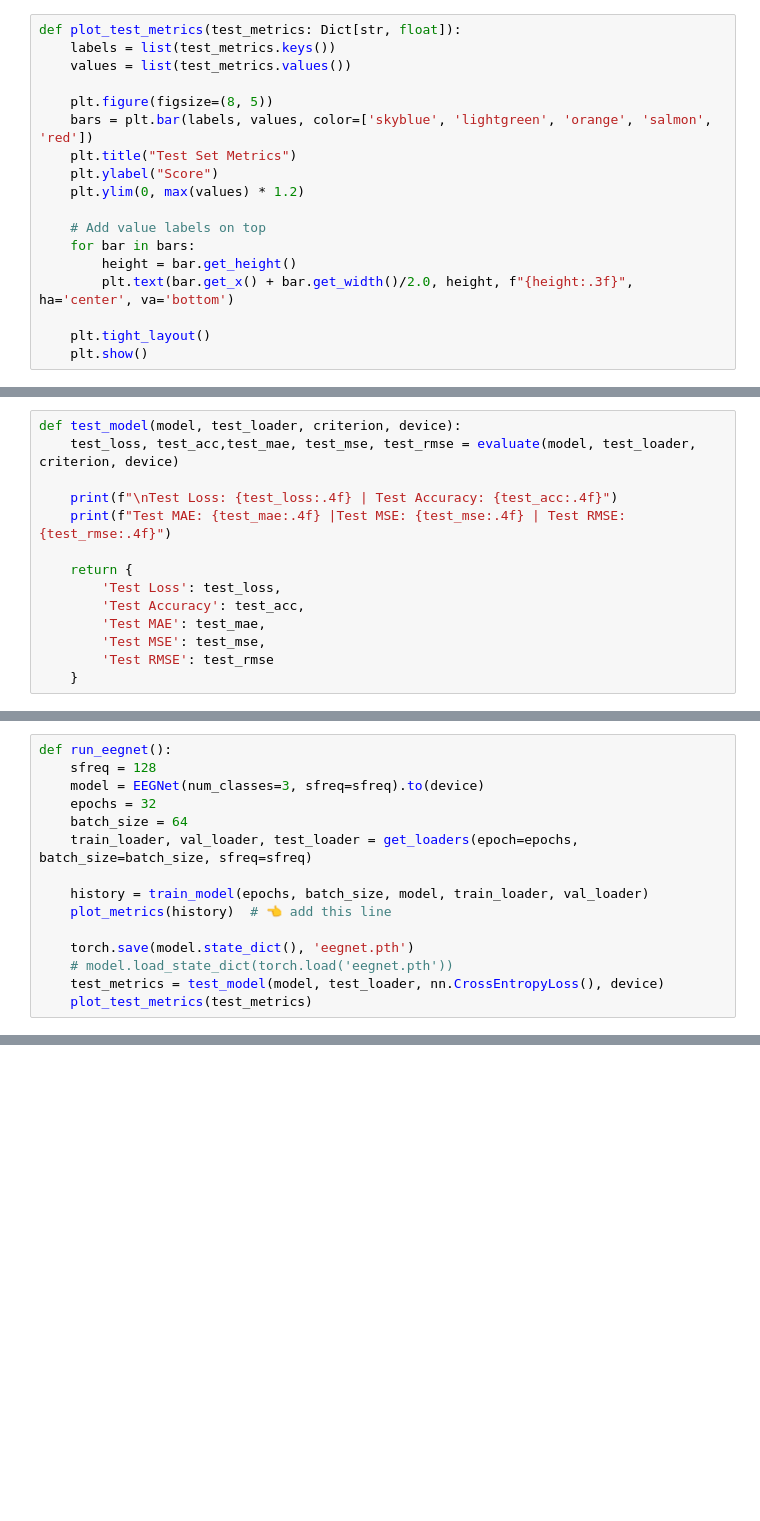
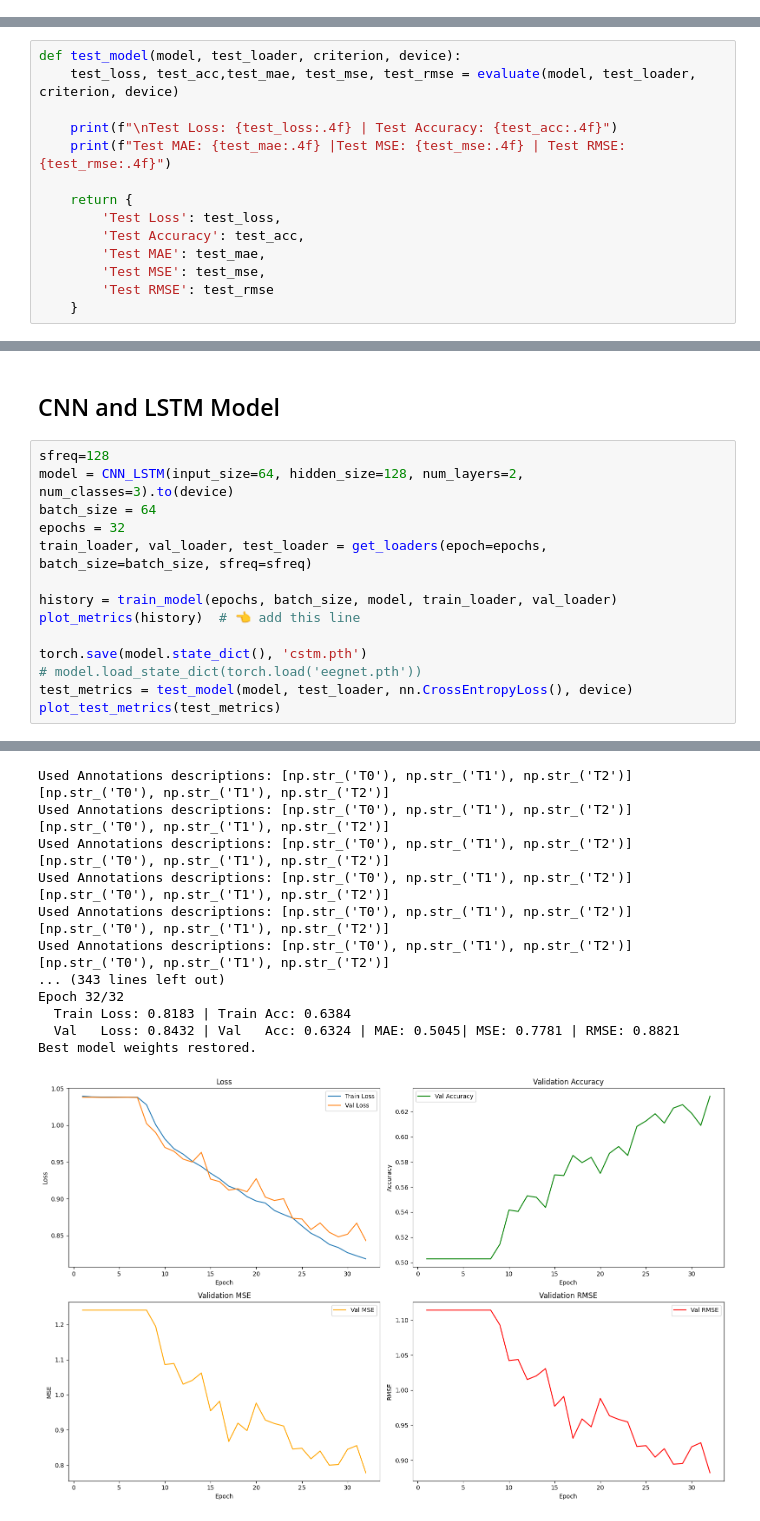
Before and after one commit to Cirilla16/eeg, a Jupyter notebook: main/main.ipynb, the cells around one changed output, grey strips where cells are left out. Cells and saved outputs as stored; diff of their text form; blank space fills up the shorter version.

```diff
--- a/main/main.ipynb
+++ b/main/main.ipynb
@@ -226,18 +343,0 @@ def plot_metrics(history):
-# %%
-def plot_test_metrics(test_metrics: Dict[str, float]):
-    labels = list(test_metrics.keys())
-    values = list(test_metrics.values())
-
-    plt.figure(figsize=(8, 5))
-    bars = plt.bar(labels, values, color=['skyblue', 'lightgreen', 'orange', 'salmon', 'red'])
-    plt.title("Test Set Metrics")
-    plt.ylabel("Score")
-    plt.ylim(0, max(values) * 1.2)
-
-    # Add value labels on top
-    for bar in bars:
-        height = bar.get_height()
-        plt.text(bar.get_x() + bar.get_width()/2.0, height, f"{height:.3f}", ha='center', va='bottom')
-
-    plt.tight_layout()
-    plt.show()
@@ -390,15 +580,17 @@ def get_loaders(epoch: int = 32, batch_size: int = 64, sfreq: int = 128) -> Tupl
+# %% [markdown]
+## CNN and LSTM Model
 # %%
-def run_eegnet():
-    sfreq = 128
-    model = EEGNet(num_classes=3, sfreq=sfreq).to(device)
-    epochs = 32
-    batch_size = 64
-    train_loader, val_loader, test_loader = get_loaders(epoch=epochs, batch_size=batch_size, sfreq=sfreq)
+sfreq=128
+model = CNN_LSTM(input_size=64, hidden_size=128, num_layers=2, num_classes=3).to(device)
+batch_size = 64
+epochs = 32
+train_loader, val_loader, test_loader = get_loaders(epoch=epochs, batch_size=batch_size, sfreq=sfreq)
 
-    history = train_model(epochs, batch_size, model, train_loader, val_loader)
-    plot_metrics(history)  # 👈 add this line
+history = train_model(epochs, batch_size, model, train_loader, val_loader)
+plot_metrics(history)  # 👈 add this line
 
-    torch.save(model.state_dict(), 'eegnet.pth')
-    # model.load_state_dict(torch.load('eegnet.pth'))
-    test_metrics = test_model(model, test_loader, nn.CrossEntropyLoss(), device)
-    plot_test_metrics(test_metrics)
+torch.save(model.state_dict(), 'cstm.pth')
+# model.load_state_dict(torch.load('eegnet.pth'))
+test_metrics = test_model(model, test_loader, nn.CrossEntropyLoss(), device)
+plot_test_metrics(test_metrics)
+# %% [output]
@@ -404,0 +614,18 @@ def run_eegnet():
+Used Annotations descriptions: [np.str_('T0'), np.str_('T1'), np.str_('T2')]
+[np.str_('T0'), np.str_('T1'), np.str_('T2')]
+Used Annotations descriptions: [np.str_('T0'), np.str_('T1'), np.str_('T2')]
+[np.str_('T0'), np.str_('T1'), np.str_('T2')]
+Used Annotations descriptions: [np.str_('T0'), np.str_('T1'), np.str_('T2')]
+[np.str_('T0'), np.str_('T1'), np.str_('T2')]
+Used Annotations descriptions: [np.str_('T0'), np.str_('T1'), np.str_('T2')]
+[np.str_('T0'), np.str_('T1'), np.str_('T2')]
+Used Annotations descriptions: [np.str_('T0'), np.str_('T1'), np.str_('T2')]
+[np.str_('T0'), np.str_('T1'), np.str_('T2')]
+Used Annotations descriptions: [np.str_('T0'), np.str_('T1'), np.str_('T2')]
+[np.str_('T0'), np.str_('T1'), np.str_('T2')]
+... (343 lines left out)
+Epoch 32/32
+  Train Loss: 0.8183 | Train Acc: 0.6384
+  Val   Loss: 0.8432 | Val   Acc: 0.6324 | MAE: 0.5045| MSE: 0.7781 | RMSE: 0.8821
+Best model weights restored.
+[figure, added]
```
Also changed, not shown: parts of 37 cells of this notebook.
